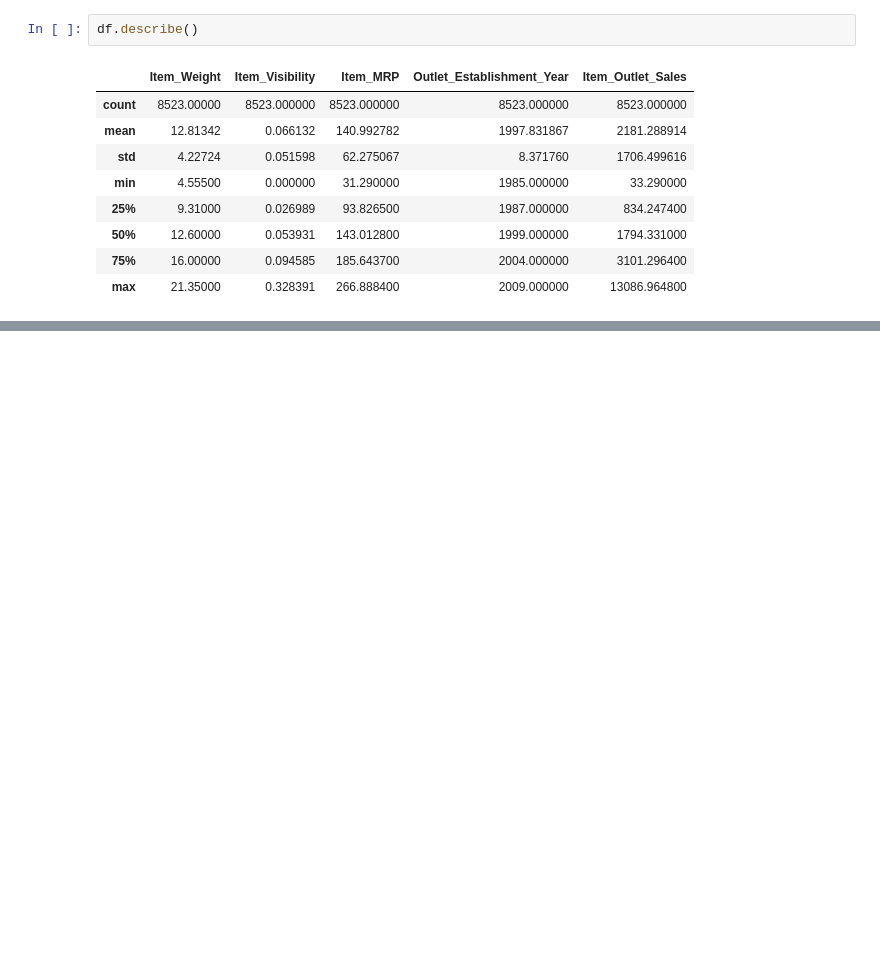
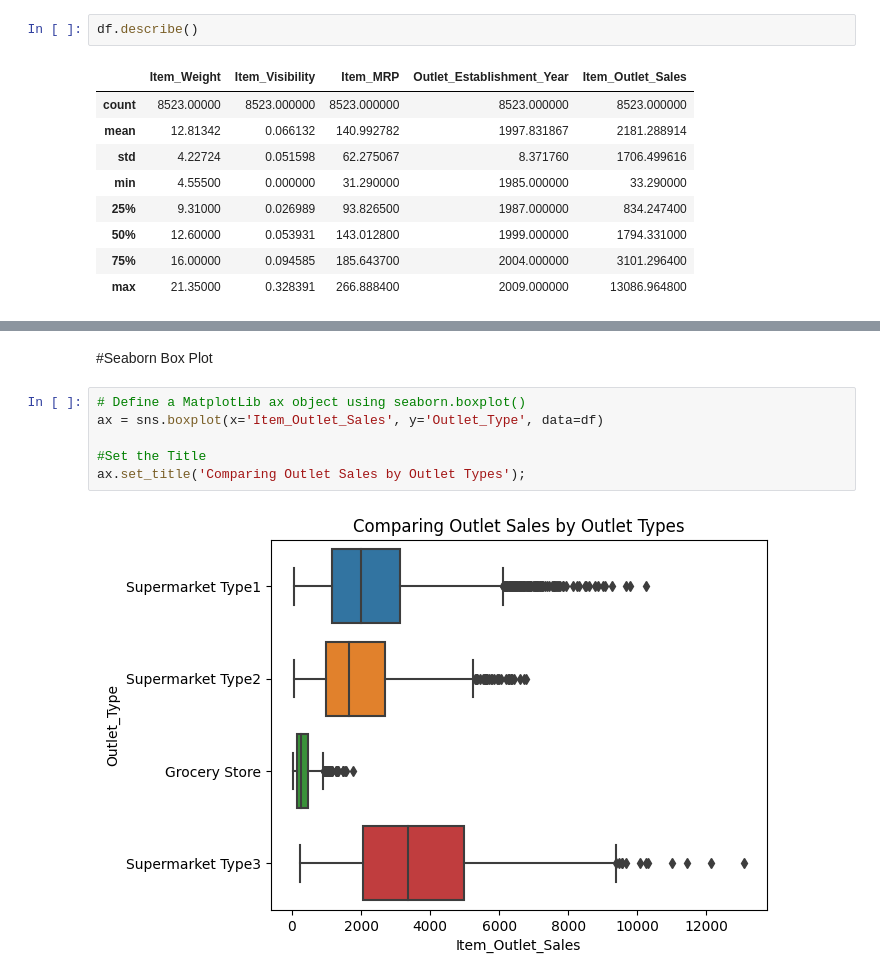
Before and after one commit to Osmayda/Prediction-of-Product-Sales, a Jupyter notebook: Prediction_of_Product_Sales.ipynb, the cells around one changed output, grey strips where cells are left out. Cells and saved outputs as stored; diff of their text form; blank space fills up the shorter version.

```diff
--- a/Prediction_of_Product_Sales.ipynb
+++ b/Prediction_of_Product_Sales.ipynb
@@ -267,0 +317,10 @@ df.describe()
+# %% [markdown]
+#Seaborn Box Plot
+# %%
+# Define a MatplotLib ax object using seaborn.boxplot()
+ax = sns.boxplot(x='Item_Outlet_Sales', y='Outlet_Type', data=df)
+
+#Set the Title
+ax.set_title('Comparing Outlet Sales by Outlet Types');
+# %% [output]
+[figure, added]
```
Also changed, not shown: parts of 30 cells of this notebook.
